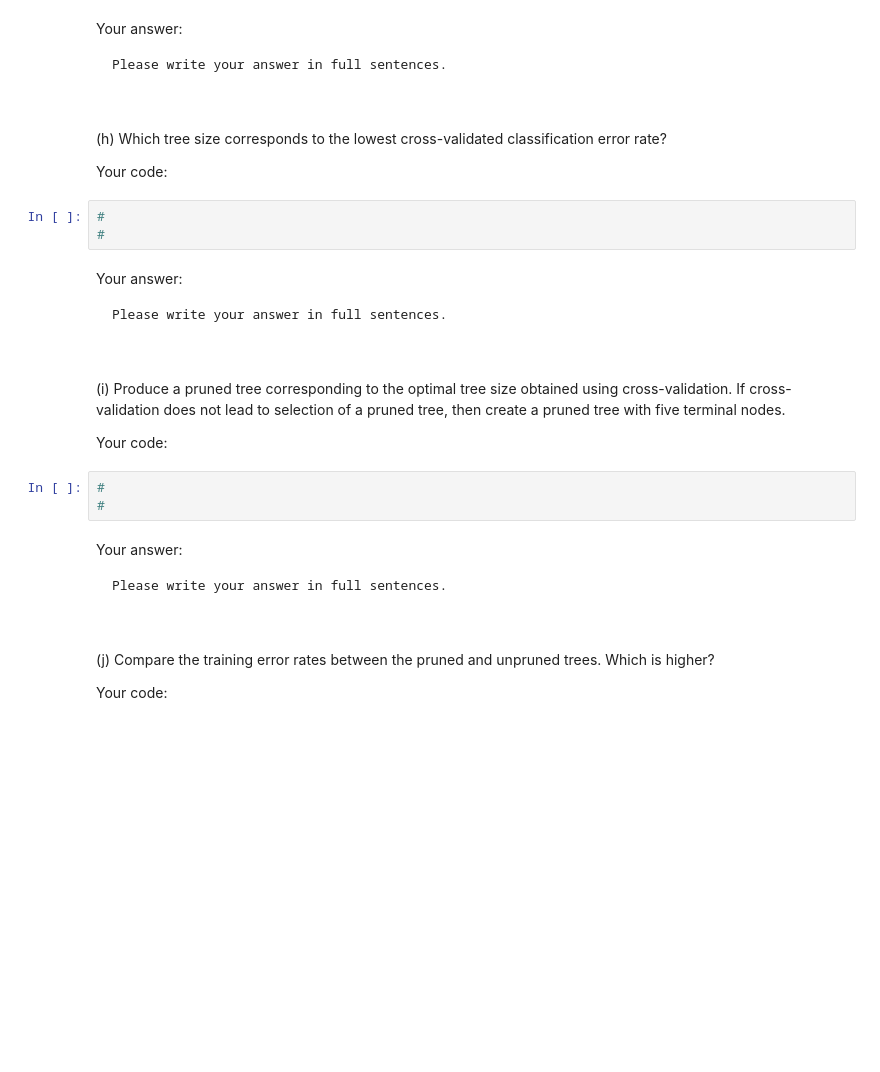
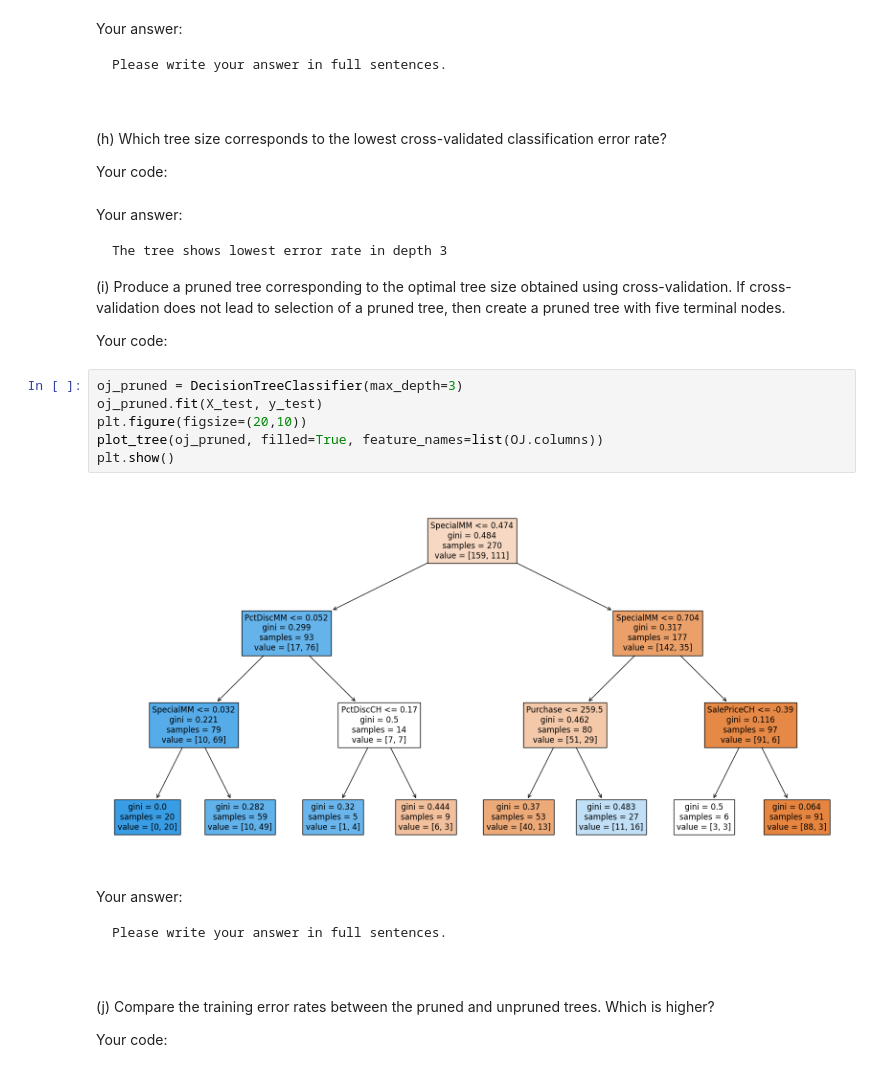
Before and after one commit to BU-MSSP-Classroom/MA679_Spring2024_07_tree_ensemble-MrD1022, a Jupyter notebook: Ch08_TreeEnsemble_Python.ipynb, the cells around one changed output. Drawn from its saved outputs; the diff is of its cells as text; blank space fills up the shorter version.

```diff
--- a/Ch08_TreeEnsemble_Python.ipynb
+++ b/Ch08_TreeEnsemble_Python.ipynb
@@ -398,16 +462,11 @@ Please write your answer in full sentences.
 (h) Which tree size corresponds to the lowest cross-validated classification error rate?
 
 Your code:
-# %%
-#
-#
 # %% [markdown]
 Your answer:
 
 ~~~
-Please write your answer in full sentences.
-
-
+The tree shows lowest error rate in depth 3
 ~~~
 
 (i) Produce a pruned tree corresponding to the optimal tree size obtained using cross-validation. If cross-validation does not lead
@@ -415,8 +474,13 @@ to selection of a pruned tree, then create a pruned tree with five terminal node
 
 Your code:
 # %%
-#
-#
+oj_pruned = DecisionTreeClassifier(max_depth=3)
+oj_pruned.fit(X_test, y_test)
+plt.figure(figsize=(20,10))
+plot_tree(oj_pruned, filled=True, feature_names=list(OJ.columns))
+plt.show()
+# %% [output]
+[figure, added]
 # %% [markdown]
 Your answer:
 
```
Also changed, not shown: parts of 10 cells of this notebook.
